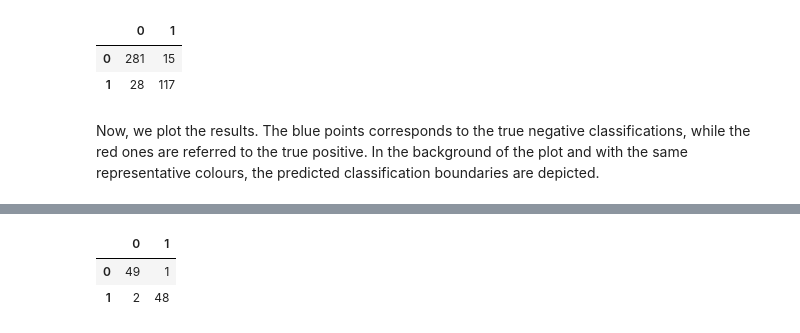
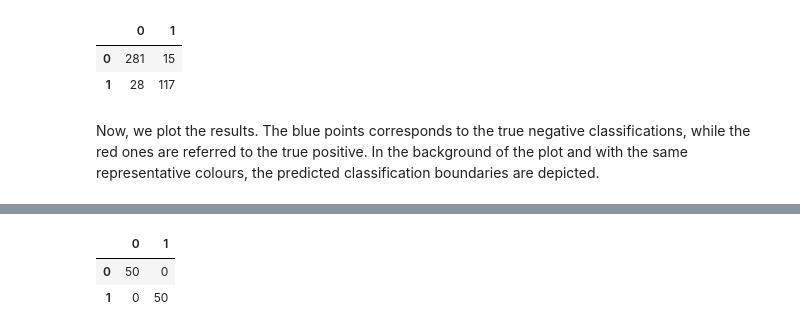
Before and after one commit to ManuelNavarroGarcia/cpsplines, a Jupyter notebook: examples/non_gaussian_data.ipynb, the cells around one changed output, grey strips where cells are left out. Drawn from its saved outputs; the diff is of its cells as text; code cells hidden in the pictures.

```diff
--- a/examples/non_gaussian_data.ipynb
+++ b/examples/non_gaussian_data.ipynb
@@ -286,7 +286,7 @@ def make_moons(n_samples: int=100, scale: Union[int, float]=0.1, random_state: i
 
     return X, y
 # %%
-X, y = make_moons(n_samples=100, scale=0.13, random_state=42)
+X, y = make_moons(n_samples=100, scale=0.15, random_state=42)
 data7 = pd.DataFrame(np.concatenate([X, y[:, np.newaxis]], axis=1), columns=["x0", "x1", "y"])
 threshold = 0.5
 
@@ -295,6 +295,6 @@ example_7 = GridCPsplines(deg=(3, 3),
                           n_int=(15, 15),
                           family="binomial",
                           sp_method="grid_search",
-                          sp_args={"grid": ((1,), (1,))})
+                          sp_args={"grid": ((1e-4,), (10,))})
 example_7.fit(data=data7, y_col="y")
 # %% [output]
@@ -302,10 +302,10 @@ example_7.fit(data=data7, y_col="y")
 # %%
-conf_matrix = pd.crosstab(y.flatten(), np.where(example_7.predict(data7.drop(columns="y")) < threshold, 0, 1).flatten())
+conf_matrix = pd.crosstab(y, np.where(example_7.predict(data7.drop(columns="y")) < threshold, 0, 1))
 conf_matrix.columns.name = None
 conf_matrix.index.name = None
 conf_matrix
 # %% [output]
 |  | 0 | 1 |
-| 0 | 49 | 1 |
-| 1 | 2 | 48 |
+| 0 | 50 | 0 |
+| 1 | 0 | 50 |
 # %%
```
Also changed, not shown: parts of 3 cells of this notebook.
